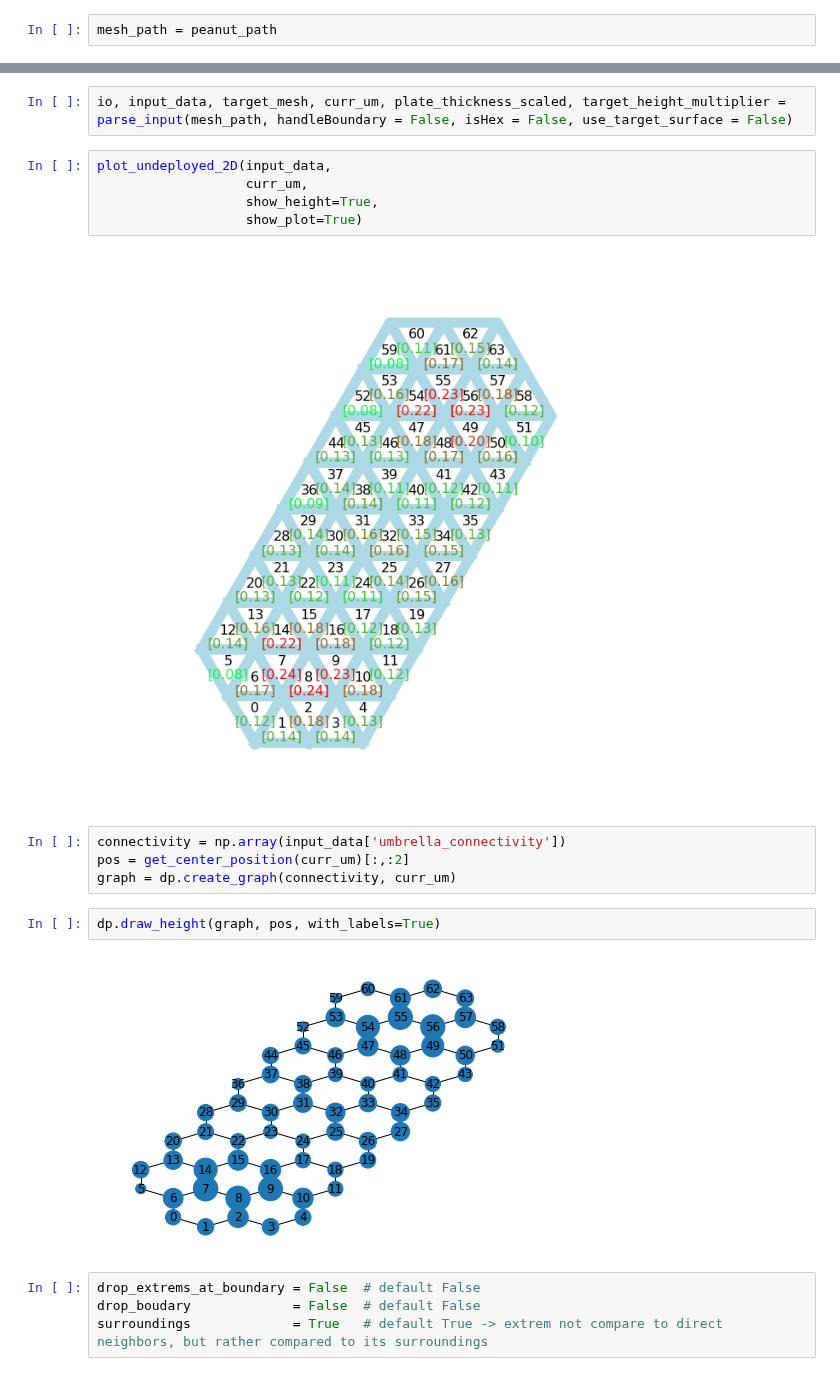
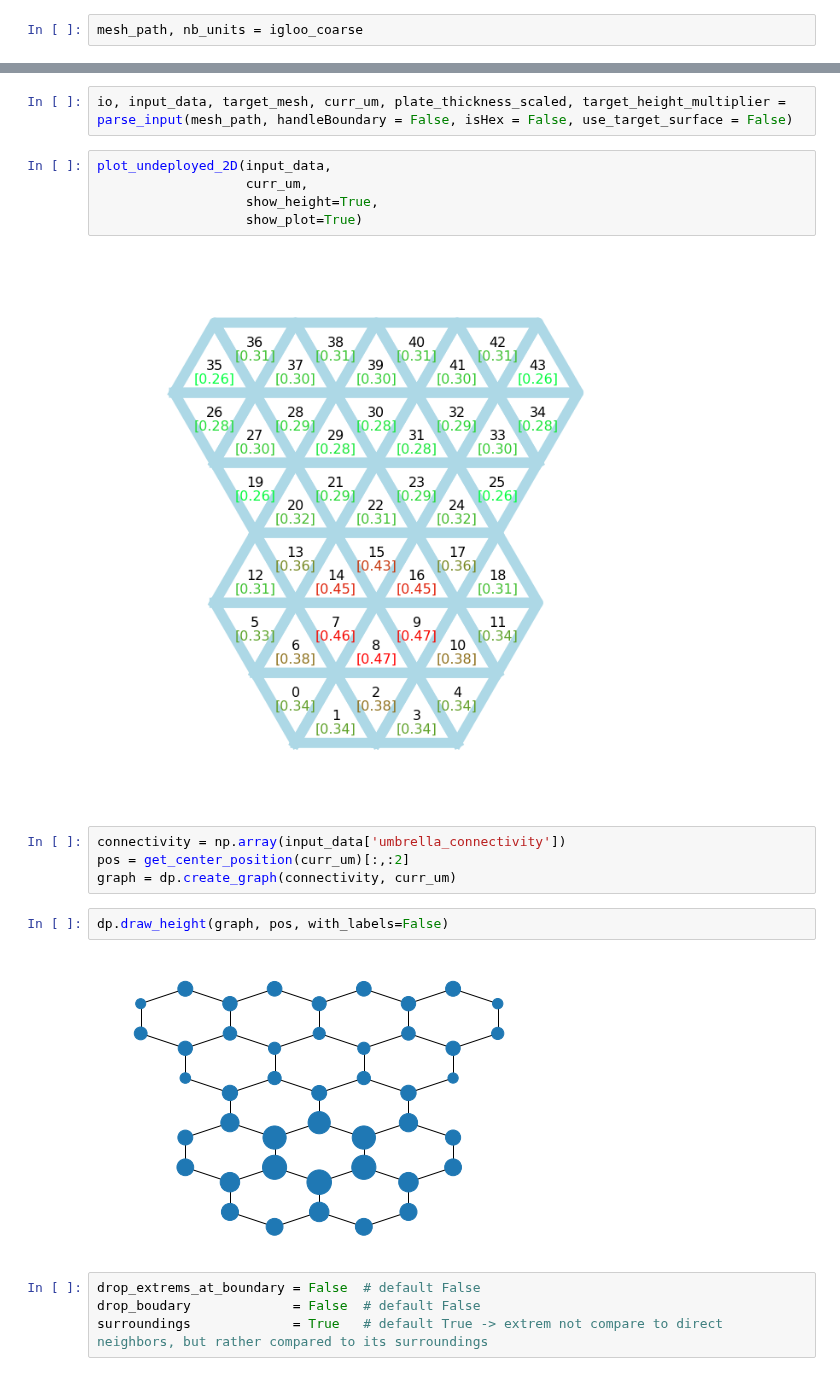
Before and after one commit to udaykusupati/ActuationUmbrellaMeshes, a Jupyter notebook: python/actuation_experiments/path_vizualise.ipynb, the cells around one changed output, grey strips where cells are left out. Cells and saved outputs as stored; diff of their text form.

```diff
--- a/python/actuation_experiments/path_vizualise.ipynb
+++ b/python/actuation_experiments/path_vizualise.ipynb
@@ -26,5 +26,5 @@ from mesh_paths import  saddle_path,  igloo_coarse_path, \
 # %%
-mesh_path = peanut_path
+mesh_path, nb_units = igloo_coarse
 # %% [markdown]
 ---
 # %%
@@ -35,15 +35,15 @@ plot_undeployed_2D(input_data,
                    show_height=True,
                    show_plot=True)
 # %% [output]
-[figure, old version]
+[figure, new version]
 # %%
 connectivity = np.array(input_data['umbrella_connectivity'])
 pos = get_center_position(curr_um)[:,:2]
 graph = dp.create_graph(connectivity, curr_um)
 # %%
-dp.draw_height(graph, pos, with_labels=True)
+dp.draw_height(graph, pos, with_labels=False)
 # %% [output]
-[figure, old version]
+[figure, new version]
 # %%
 drop_extrems_at_boundary = False  # default False
 drop_boudary             = False  # default False
```
Also changed, not shown: parts of 8 cells of this notebook, 20 other files.
